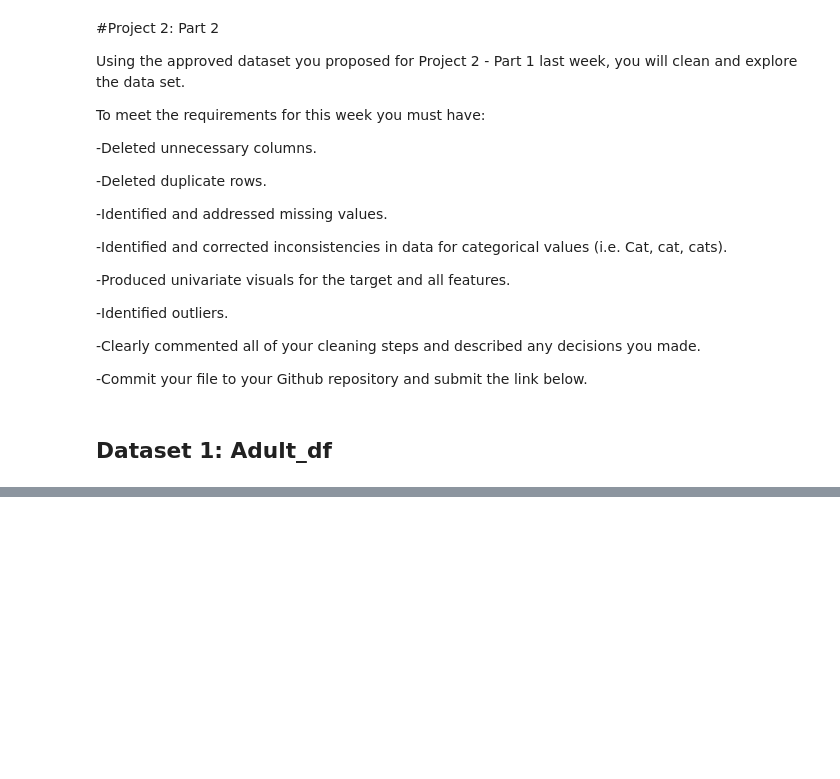
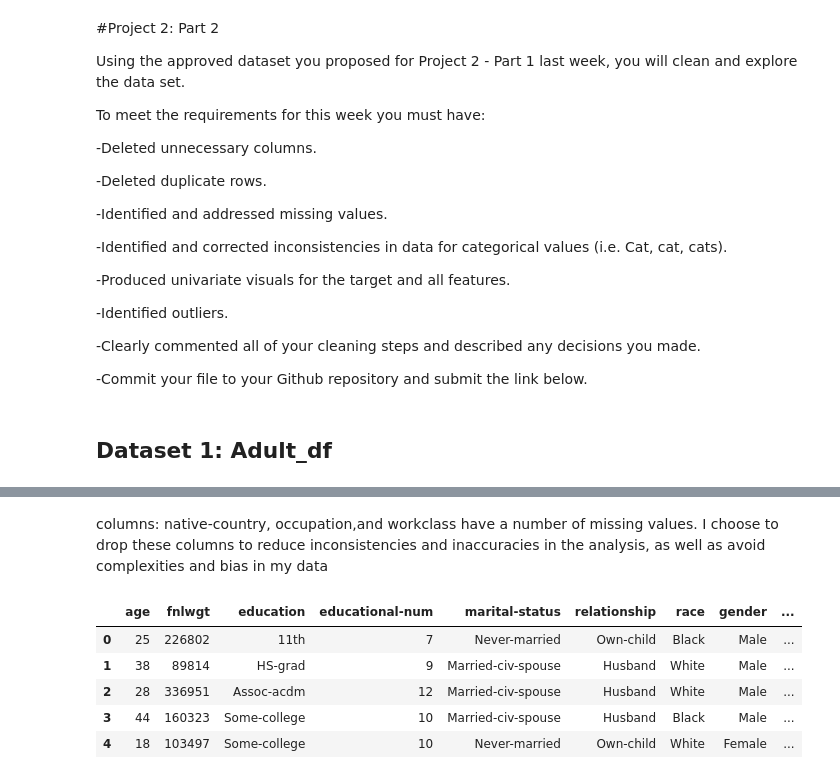
Before and after one commit to Josey1/Machine_Learning_Prediction_Models, a Jupyter notebook: Project_2_Machine_Learning.ipynb, the cells around one changed output, grey strips where cells are left out. Cells and saved outputs as stored; diff of their text form; code cells hidden in the pictures; blank space fills up the shorter version.

```diff
--- a/Project_2_Machine_Learning.ipynb
+++ b/Project_2_Machine_Learning.ipynb
@@ -219,0 +267,2 @@ Adult_df.head()
+# %% [markdown]
+ columns: native-country, occupation,and workclass have a number of missing values. I choose to drop these columns to reduce inconsistencies and inaccuracies in the analysis, as well as avoid complexities and bias in my data
@@ -219,0 +275,9 @@ Adult_df.head()
+# %%
+Adult_df.head()
+# %% [output]
+|  | age | fnlwgt | education | educational-num | marital-status | relationship | race | gender | ... |
+| 0 | 25 | 226802 | 11th | 7 | Never-married | Own-child | Black | Male | ... |
+| 1 | 38 | 89814 | HS-grad | 9 | Married-civ-spouse | Husband | White | Male | ... |
+| 2 | 28 | 336951 | Assoc-acdm | 12 | Married-civ-spouse | Husband | White | Male | ... |
+| 3 | 44 | 160323 | Some-college | 10 | Married-civ-spouse | Husband | Black | Male | ... |
+| 4 | 18 | 103497 | Some-college | 10 | Never-married | Own-child | White | Female | ... |
```
Also changed, not shown: parts of 7 cells of this notebook.
